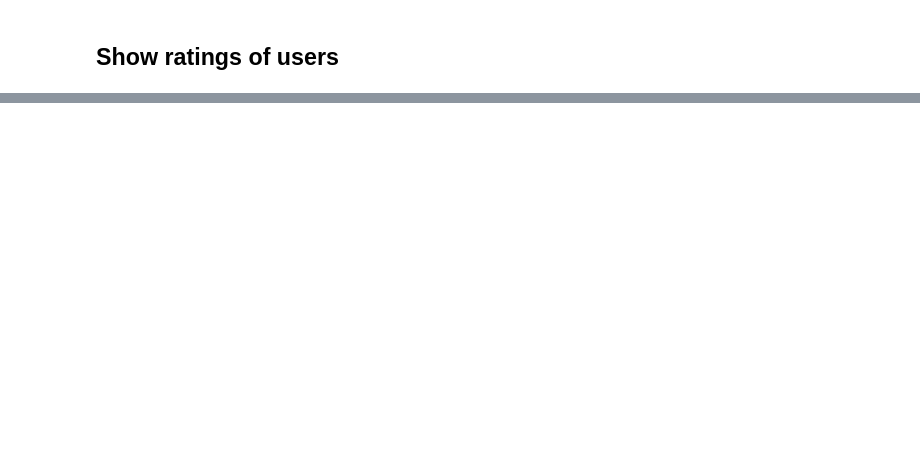
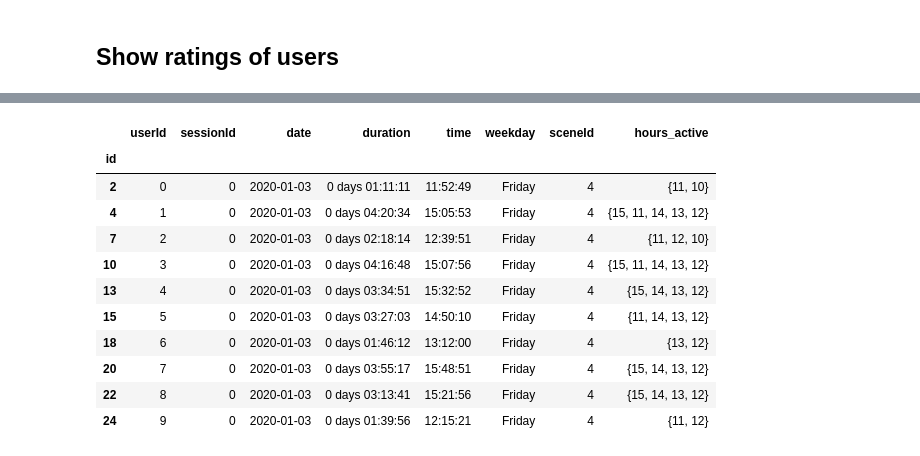
Before and after one commit to donutboy929/tictactAI, a Jupyter notebook: jupyter/visualise-a28-metrics/visualiser.ipynb, the cells around one changed output, grey strips where cells are left out. Drawn from its saved outputs; the diff is of its cells as text; code cells hidden in the pictures; blank space fills up the shorter version.

```diff
--- a/jupyter/visualise-a28-metrics/visualiser.ipynb
+++ b/jupyter/visualise-a28-metrics/visualiser.ipynb
@@ -193,0 +219,16 @@ plot = df_rating_grouped.plot.pie(y='count', figsize=(5, 5))
+# %%
+df_pre_fri_hist = df_processed.loc[df_processed['weekday'] == 'Friday']
+df_pre_fri_hist
+# %% [output]
+|  | userId | sessionId | date | duration | time | weekday | sceneId | hours_active |
+| id |  |  |  |  |  |  |  |  |
+| 2 | 0 | 0 | 2020-01-03 | 0 days 01:11:11 | 11:52:49 | Friday | 4 | {11, 10} |
+| 4 | 1 | 0 | 2020-01-03 | 0 days 04:20:34 | 15:05:53 | Friday | 4 | {15, 11, 14, 13, 12} |
+| 7 | 2 | 0 | 2020-01-03 | 0 days 02:18:14 | 12:39:51 | Friday | 4 | {11, 12, 10} |
+| 10 | 3 | 0 | 2020-01-03 | 0 days 04:16:48 | 15:07:56 | Friday | 4 | {15, 11, 14, 13, 12} |
+| 13 | 4 | 0 | 2020-01-03 | 0 days 03:34:51 | 15:32:52 | Friday | 4 | {15, 14, 13, 12} |
+| 15 | 5 | 0 | 2020-01-03 | 0 days 03:27:03 | 14:50:10 | Friday | 4 | {11, 14, 13, 12} |
+| 18 | 6 | 0 | 2020-01-03 | 0 days 01:46:12 | 13:12:00 | Friday | 4 | {13, 12} |
+| 20 | 7 | 0 | 2020-01-03 | 0 days 03:55:17 | 15:48:51 | Friday | 4 | {15, 14, 13, 12} |
+| 22 | 8 | 0 | 2020-01-03 | 0 days 03:13:41 | 15:21:56 | Friday | 4 | {15, 14, 13, 12} |
+| 24 | 9 | 0 | 2020-01-03 | 0 days 01:39:56 | 12:15:21 | Friday | 4 | {11, 12} |
```
Also changed, not shown: parts of 20 cells of this notebook.
